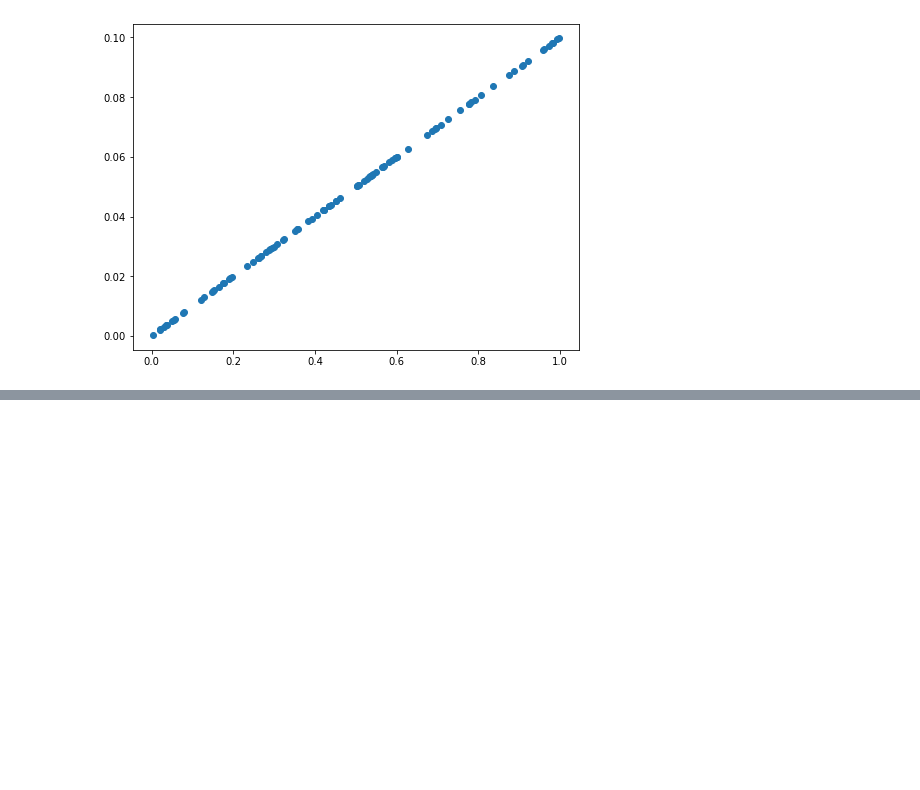
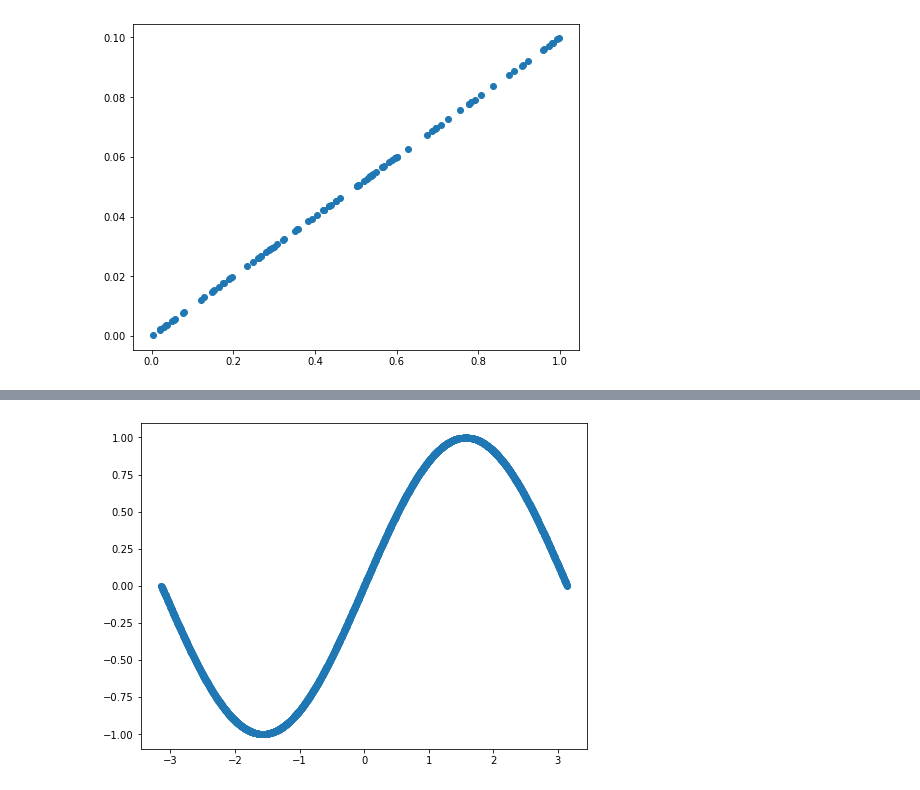
Before and after one commit to Ewonhee/pytorch_test, a Jupyter notebook: 파이토치/DeepLearning_with_PyTorch(코드_데이터)/pr2test.ipynb, the cells around one changed output, grey strips where cells are left out. Drawn from its saved outputs; the diff is of its cells as text; code cells hidden in the pictures; blank space fills up the shorter version.

```diff
--- a/파이토치/DeepLearning_with_PyTorch(코드_데이터)/pr2test.ipynb
+++ b/파이토치/DeepLearning_with_PyTorch(코드_데이터)/pr2test.ipynb
@@ -196,0 +104,12 @@ for epoch in range(200):
+# %%
+import numpy as np
+import math
+import matplotlib.pyplot as plt
+
+x=np.linspace(-math.pi, math.pi, 2000)
+y=np.sin(x)
+plt.figure(figsize=(8,6))
+plt.scatter(x,y)
+plt.show()
+# %% [output]
+[figure, added]
```
Also changed, not shown: parts of 3 cells of this notebook.
